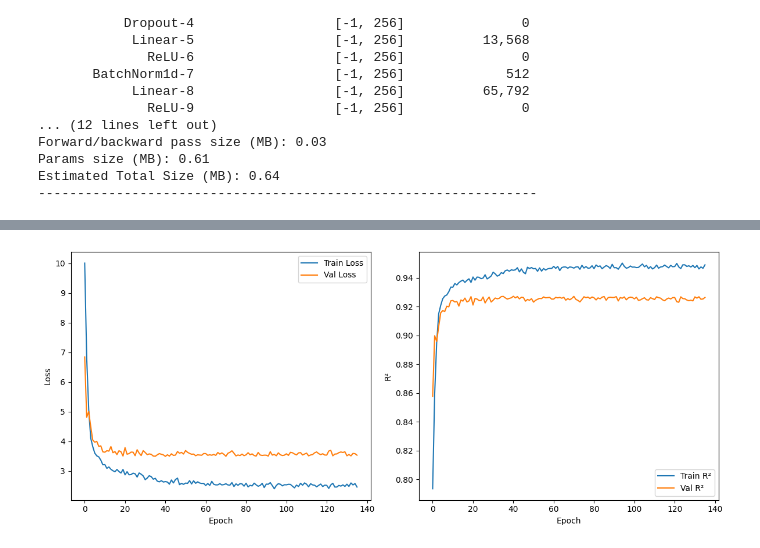
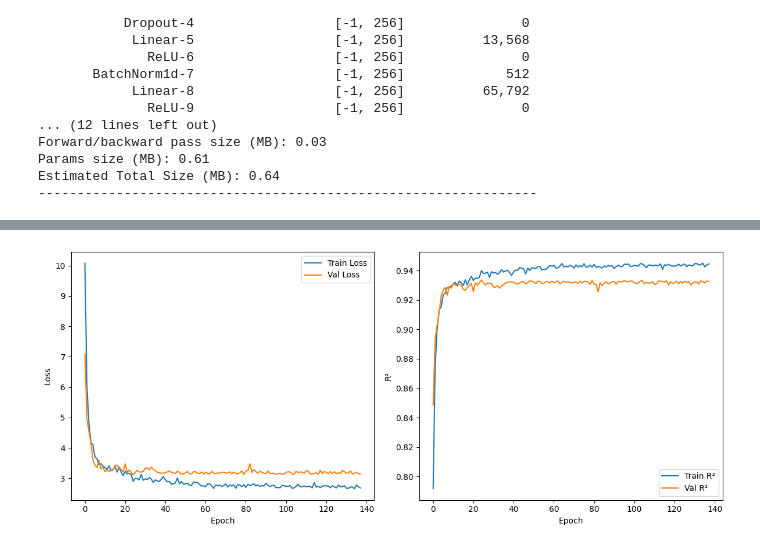
Before and after one commit to nttrung612/Football_Players_Rating_Prediction, a Jupyter notebook: MLP_batch.ipynb, the cells around one changed output, grey strips where cells are left out. Saved outputs shown, nothing was run; the diff lists cells and outputs as text; code cells hidden in the pictures.

```diff
--- a/MLP_batch.ipynb
+++ b/MLP_batch.ipynb
@@ -32,12 +32,12 @@ from sklearn.model_selection import train_test_split
 RANDOM_STATE = 42
 BATCH_SIZE = 256
 
-X_train_val, X_test, y_train_val, y_test = train_test_split(
-    X, y, test_size=0.3, random_state=RANDOM_STATE, shuffle=True
+X_train, X_test, y_train, y_test = train_test_split(
+    X, y, test_size=0.3, random_state=RANDOM_STATE
 )
 
-X_train, X_val, y_train, y_val = train_test_split(
-    X_train_val, y_train_val, test_size=0.1, random_state=RANDOM_STATE, shuffle=True
+X_val, X_test, y_val, y_test = train_test_split(
+    X_test, y_test, test_size=0.5, random_state=RANDOM_STATE
 )
 # %%
 from category_encoders import TargetEncoder
@@ -111,12 +111,12 @@ class MLPRegressor(nn.Module):
             nn.ReLU(),
             nn.BatchNorm1d(256),
         )
-        self.sn1 = nn.Sequential(
+        self.sc1 = nn.Sequential(
             nn.Linear(input_dim, 256),
             nn.ReLU(),
             nn.BatchNorm1d(256),
         )
-        # self.sn2 = nn.Sequential(
+        # self.sc2 = nn.Sequential(
         #     nn.Linear(256, 256),
         #     nn.ReLU(),
         #     nn.BatchNorm1d(256),
@@ -134,7 +134,7 @@ class MLPRegressor(nn.Module):
     def forward(self, x):
         prev_x = x
         x = self.layer1(x)
-        x += self.sn1(prev_x)
+        x += self.sc1(prev_x)
         prev_x = x
         x = self.layer2(x)
         # x += self.sn2(prev_x)
@@ -170,7 +170,7 @@ Estimated Total Size (MB): 0.64
 # %%
 model = MLPRegressor(input_dim).to(device)
 criterion = nn.MSELoss()
-optimizer = optim.Adam(model.parameters(), lr=0.001)#, weight_decay=1e-5)
+optimizer = optim.Adam(model.parameters(), lr=0.001, weight_decay=1e-5)
 # %%
 import torch
 from torch import nn, optim
@@ -273,22 +273,22 @@ Epoch [150/150] | Train Loss: 2.4637 | Train R2: 0.9491 | Val Loss: 3.5347 | Val
 # %%
 import matplotlib.pyplot as plt
 
 plt.figure(figsize=(12, 5))
 plt.subplot(1, 2, 1)
-plt.plot(train_losses[14:], label='Train Loss')
-plt.plot(val_losses[14:], label='Val Loss')
+plt.plot(train_losses[12:], label='Train Loss')
+plt.plot(val_losses[12:], label='Val Loss')
 plt.xlabel('Epoch')
 plt.ylabel('Loss')
 plt.legend()
 
 plt.subplot(1, 2, 2)
-plt.plot(train_r2s[14:], label='Train R²')
-plt.plot(val_r2s[14:], label='Val R²')
+plt.plot(train_r2s[12:], label='Train R²')
+plt.plot(val_r2s[12:], label='Val R²')
 plt.xlabel('Epoch')
 plt.ylabel('R²')
 plt.legend()
 
 plt.tight_layout()
 plt.show()
 # %% [output]
-[figure, old version]
+[figure, new version]
```
Also changed, not shown: parts of 6 cells of this notebook.
